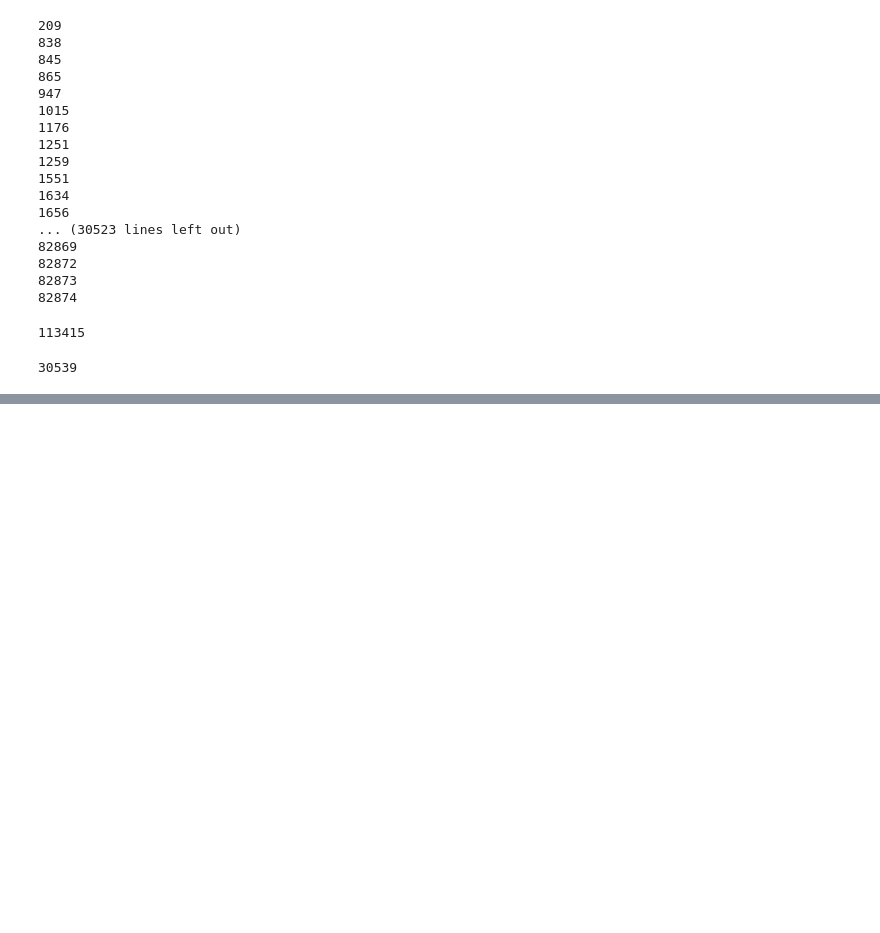
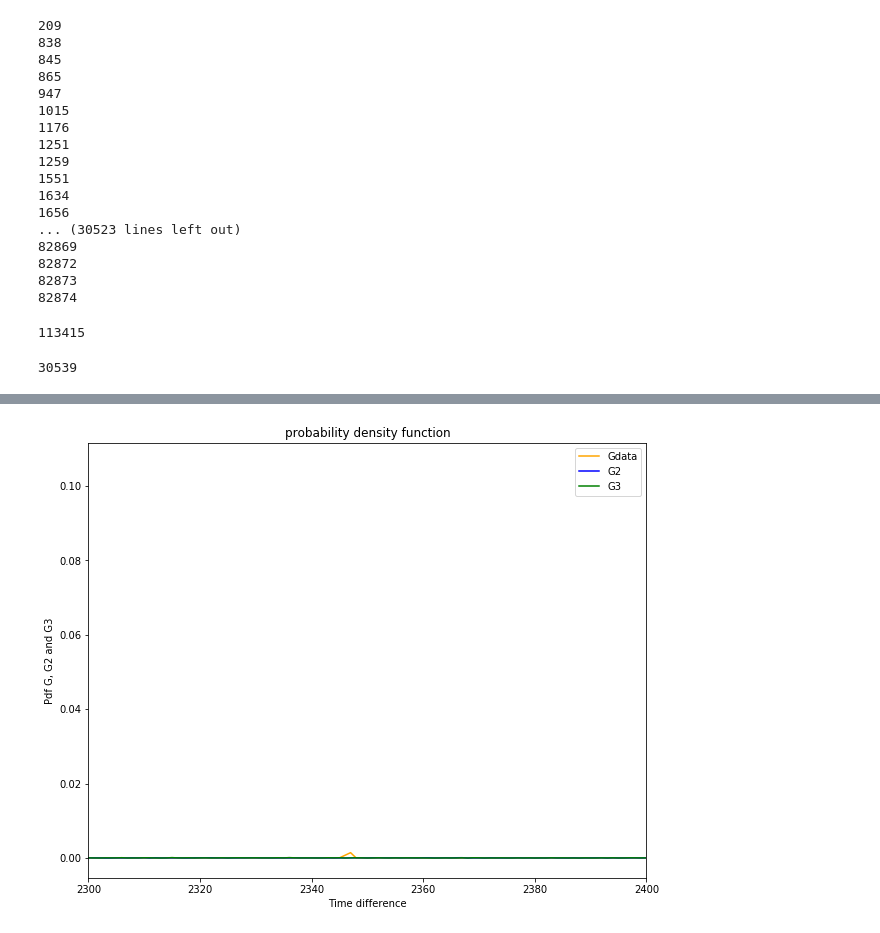
Before and after one commit to DURA18/MDC_2020, a Jupyter notebook: assignment_14_all_graphs.ipynb, the cells around one changed output, grey strips where cells are left out. Cells and saved outputs as stored; diff of their text form; code cells hidden in the pictures; blank space fills up the shorter version.

```diff
--- a/assignment_14_all_graphs.ipynb
+++ b/assignment_14_all_graphs.ipynb
@@ -149,0 +193,14 @@ G_3
+# %%
+plt.figure(figsize=(10,8))
+plt.plot(x1, y1, 'orange', label='Gdata')
+plt.plot(x2, y2, 'blue', label='G2')
+plt.plot(x3, y3, 'green', label='G3')
+
+plt.ylabel('Pdf G, G2 and G3')
+plt.xlabel('Time difference')
+plt.title('probability density function')
+plt.legend()
+plt.xlim(2300,2400)
+plt.show()
+# %% [output]
+[figure, added]
```
Also changed, not shown: parts of 12 cells of this notebook.
